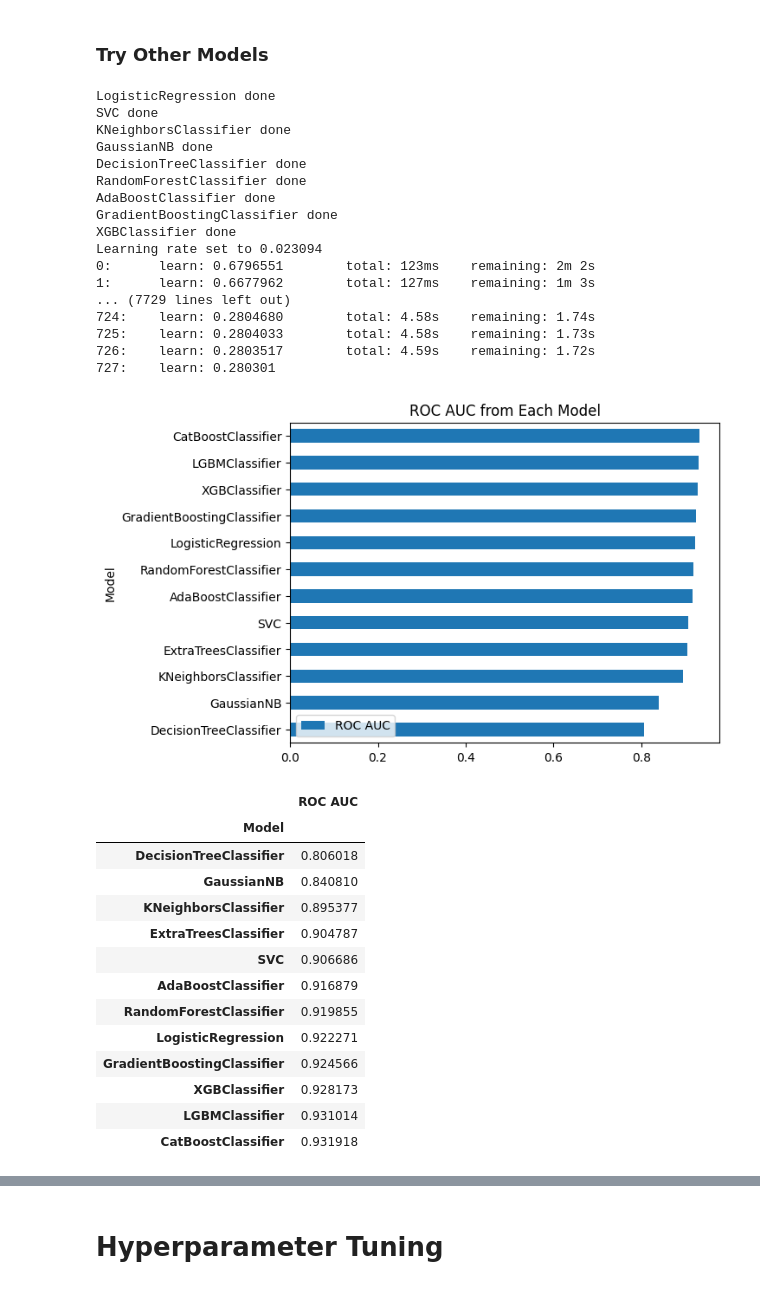
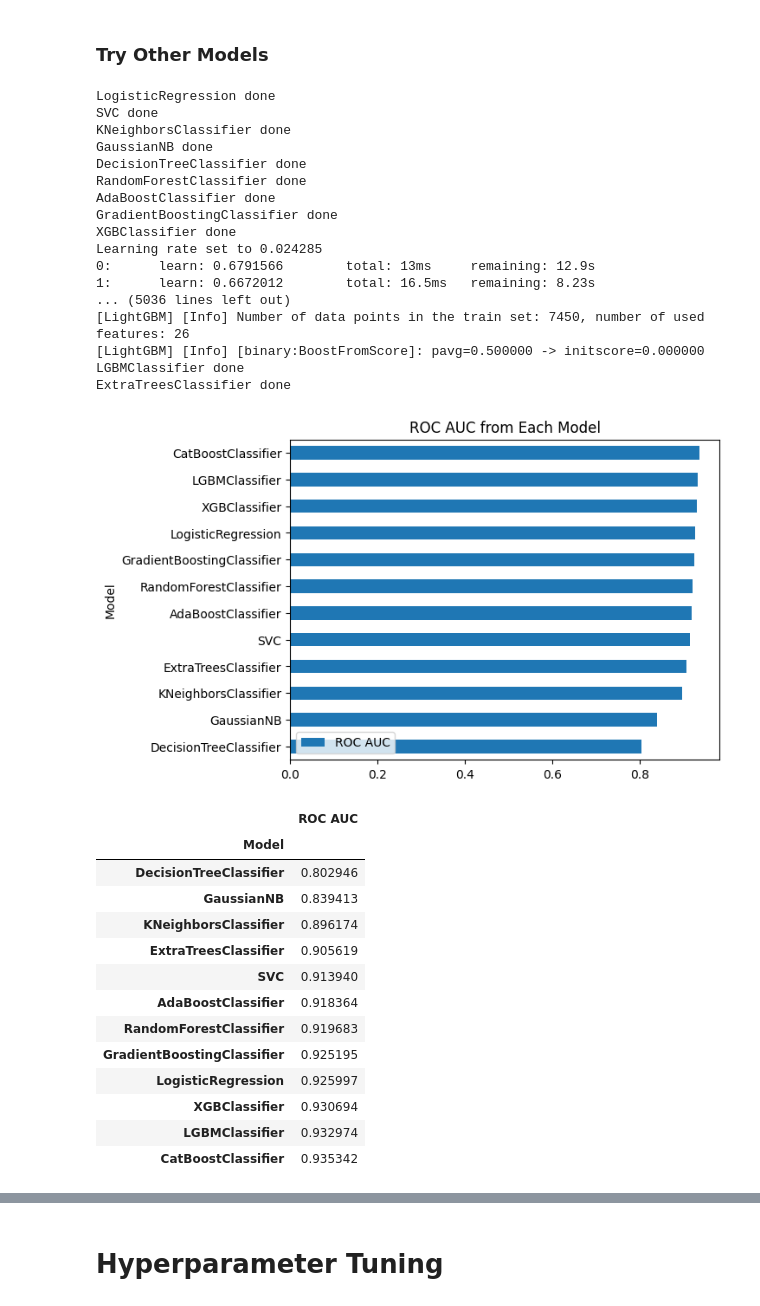
Before and after one commit to marcellinus-witarsah/data-challenge-dsw-2023, a Jupyter notebook: notebooks/03_churn_model.ipynb, the cells around one changed output, grey strips where cells are left out. Cells and saved outputs as stored; diff of their text form; code cells hidden in the pictures.

```diff
--- a/notebooks/03_churn_model.ipynb
+++ b/notebooks/03_churn_model.ipynb
@@ -608,21 +631,6 @@ Score Mean: 0.8392285880471135
 ## Model Improvement
 # %% [markdown]
 ### Feature Engineering
-# %%
-# function for feature engineering
-def check_internet_service(row):
-    if row['Games Product'] == "No internet service"\
-        and row['Music Product'] == "No internet service"\
-        and row['Education Product'] == "No internet service"\
-        and row['Video Product'] == "No internet service"\
-        and row['Use MyApp'] == "No internet service":
-        return 0
-    else: return 1
-
-def uses_internet_for_product(data):
-    if data == "Yes":
-        return 1
-    return 0
 # %%
 # Data Preparation
 # ==============================================
@@ -772,17 +778,16 @@ We have both categorical and continuous. SMOTENC is designed for that sepcific u
 # Data Preparation
 # ==============================================
 df = df_ori.copy()
-df["Internet Service"] = df.apply(lambda x: check_internet_service(x), axis=1)  # feature engineering
-df["Products Used"] = df[["Games Product", "Music Product", "Education Product", "Video Product", "Use MyApp"]]\
-    .apply(lambda x: uses_internet_for_product(x["Games Product"])
-        + uses_internet_for_product(x["Music Product"])
-        + uses_internet_for_product(x["Education Product"])
-        + uses_internet_for_product(x["Video Product"])
-        + uses_internet_for_product(x["Use MyApp"]), axis=1)
-df["Total Purchase"] = df["Tenure Months"] * df["Monthly Purchase (Thou. IDR)"]  # feature engineering
-df["Device Class"] = df["Device Class"].replace({"High End": 3, "Mid End": 2, "Low End": 1})  # encode Device Class
-df["Churn Label"] = df["Churn Label"].replace({"Yes": 1, "No": 0})  # encode Churn Label
-df = df.drop(columns=["Customer ID", "Location", "Longitude", "Latitude", "CLTV (Predicted Thou. IDR)", "Products Used"])  # drop unimportant data
+# feature engineering
+df["Internet Service"] = df.apply(lambda x: check_internet_service(x), axis=1)
+df["Total Purchase"] = df["Tenure Months"] * df["Monthly Purchase (Thou. IDR)"]
+
+# encoding
+df["Device Class"] = df["Device Class"].replace({"High End": 3, "Mid End": 2, "Low End": 1})
+df["Churn Label"] = df["Churn Label"].replace({"Yes": 1, "No": 0})
+
+# drop unimportant data
+df = df.drop(columns=["Customer ID", "Location", "Longitude", "Latitude", "CLTV (Predicted Thou. IDR)"])  # drop unimportant data
 X, y = pd.get_dummies(df.drop(columns=["Churn Label"]), dtype=int), df["Churn Label"]  # split data
 X_train, X_test, y_train, y_test = train_test_split(X, y, test_size=0.2, random_state=42, stratify=y, shuffle=True)
 
@@ -820,58 +825,58 @@ roc_aucs = []
 for model in models:
     # Cross Validation
     # ========================================
-    cv = StratifiedShuffleSplit(n_splits=10,  test_size=0.2, random_state=42)
+    cv = StratifiedShuffleSplit(n_splits=5, random_state=42)
     score = cross_val_score(model, X_train, y_train, cv=cv, scoring='roc_auc')
     roc_aucs.append(score.mean())
     print(f"{model.__class__.__name__} done")
 
 
 df_model = pd.DataFrame(
     {
         "Model": [model.__class__.__name__ for model in models],
         "ROC AUC": roc_aucs,
     }
 ).set_index("Model").sort_values(by="ROC AUC")
 
 # plot the f1 score comparison
 df_model.plot.barh()
 plt.title("ROC AUC from Each Model")
 plt.legend(loc="lower left")
 plt.show()
 display(df_model)
 # %% [output]
 LogisticRegression done
 SVC done
 KNeighborsClassifier done
 GaussianNB done
 DecisionTreeClassifier done
 RandomForestClassifier done
 AdaBoostClassifier done
 GradientBoostingClassifier done
 XGBClassifier done
-Learning rate set to 0.023094
-0:      learn: 0.6796551        total: 123ms    remaining: 2m 2s
-1:      learn: 0.6677962        total: 127ms    remaining: 1m 3s
-... (7729 lines left out)
-724:    learn: 0.2804680        total: 4.58s    remaining: 1.74s
-725:    learn: 0.2804033        total: 4.58s    remaining: 1.73s
-726:    learn: 0.2803517        total: 4.59s    remaining: 1.72s
-727:    learn: 0.280301
+Learning rate set to 0.024285
+0:      learn: 0.6791566        total: 13ms     remaining: 12.9s
+1:      learn: 0.6672012        total: 16.5ms   remaining: 8.23s
+... (5036 lines left out)
+[LightGBM] [Info] Number of data points in the train set: 7450, number of used features: 26
+[LightGBM] [Info] [binary:BoostFromScore]: pavg=0.500000 -> initscore=0.000000
+LGBMClassifier done
+ExtraTreesClassifier done
-[figure, old version]
+[figure, new version]
 |  | ROC AUC |
 | Model |  |
-| DecisionTreeClassifier | 0.806018 |
-| GaussianNB | 0.840810 |
-| KNeighborsClassifier | 0.895377 |
-| ExtraTreesClassifier | 0.904787 |
-| SVC | 0.906686 |
-| AdaBoostClassifier | 0.916879 |
-| RandomForestClassifier | 0.919855 |
-| LogisticRegression | 0.922271 |
-| GradientBoostingClassifier | 0.924566 |
-| XGBClassifier | 0.928173 |
-| LGBMClassifier | 0.931014 |
-| CatBoostClassifier | 0.931918 |
+| DecisionTreeClassifier | 0.802946 |
+| GaussianNB | 0.839413 |
+| KNeighborsClassifier | 0.896174 |
+| ExtraTreesClassifier | 0.905619 |
+| SVC | 0.913940 |
+| AdaBoostClassifier | 0.918364 |
+| RandomForestClassifier | 0.919683 |
+| GradientBoostingClassifier | 0.925195 |
+| LogisticRegression | 0.925997 |
+| XGBClassifier | 0.930694 |
+| LGBMClassifier | 0.932974 |
+| CatBoostClassifier | 0.935342 |
 # %% [markdown]
 Perform Hyperparameter Tuning on Top 5 Best models
 1. GradientBoostingClassifier
```
Also changed, not shown: parts of 36 cells of this notebook, 5 other files.
